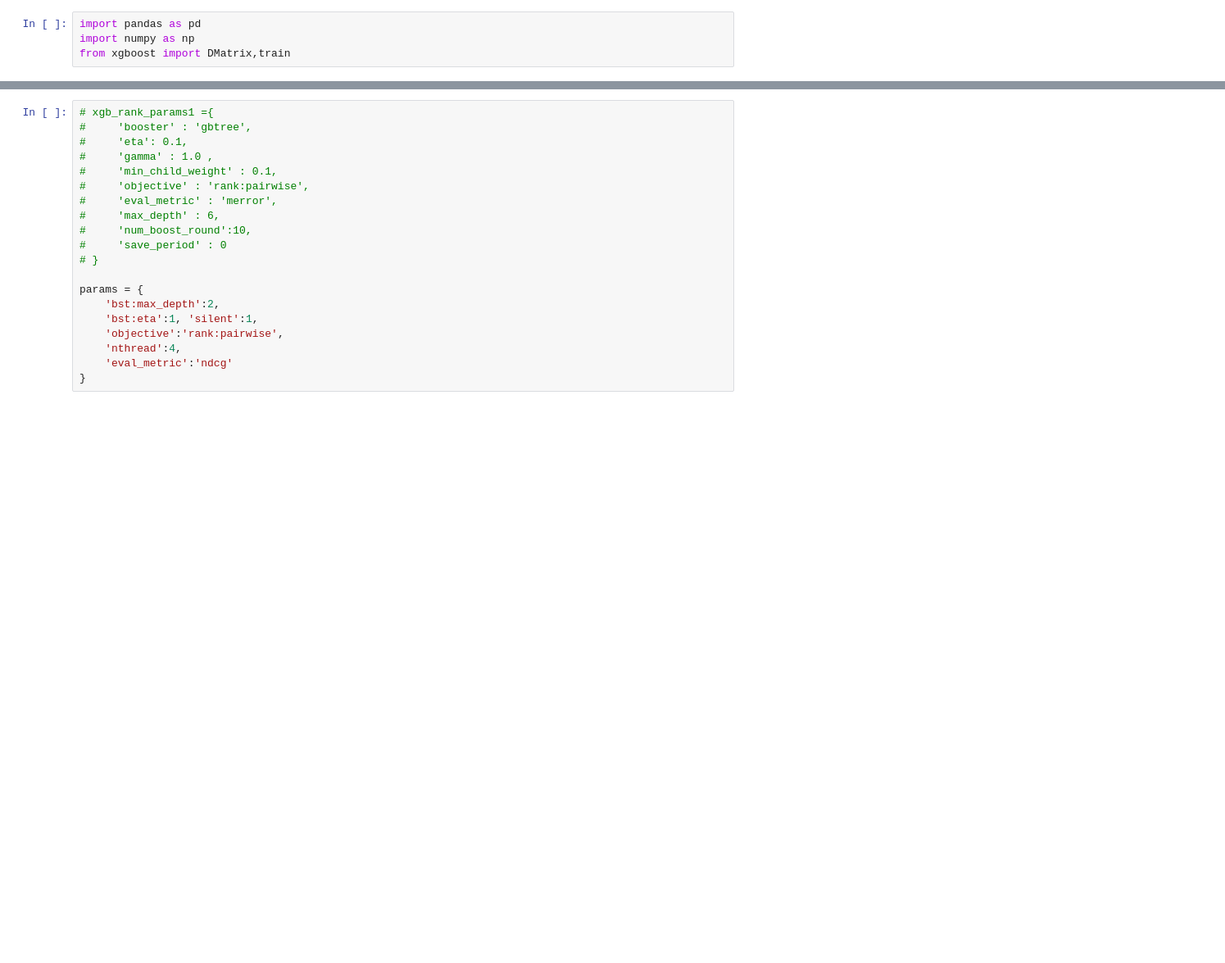
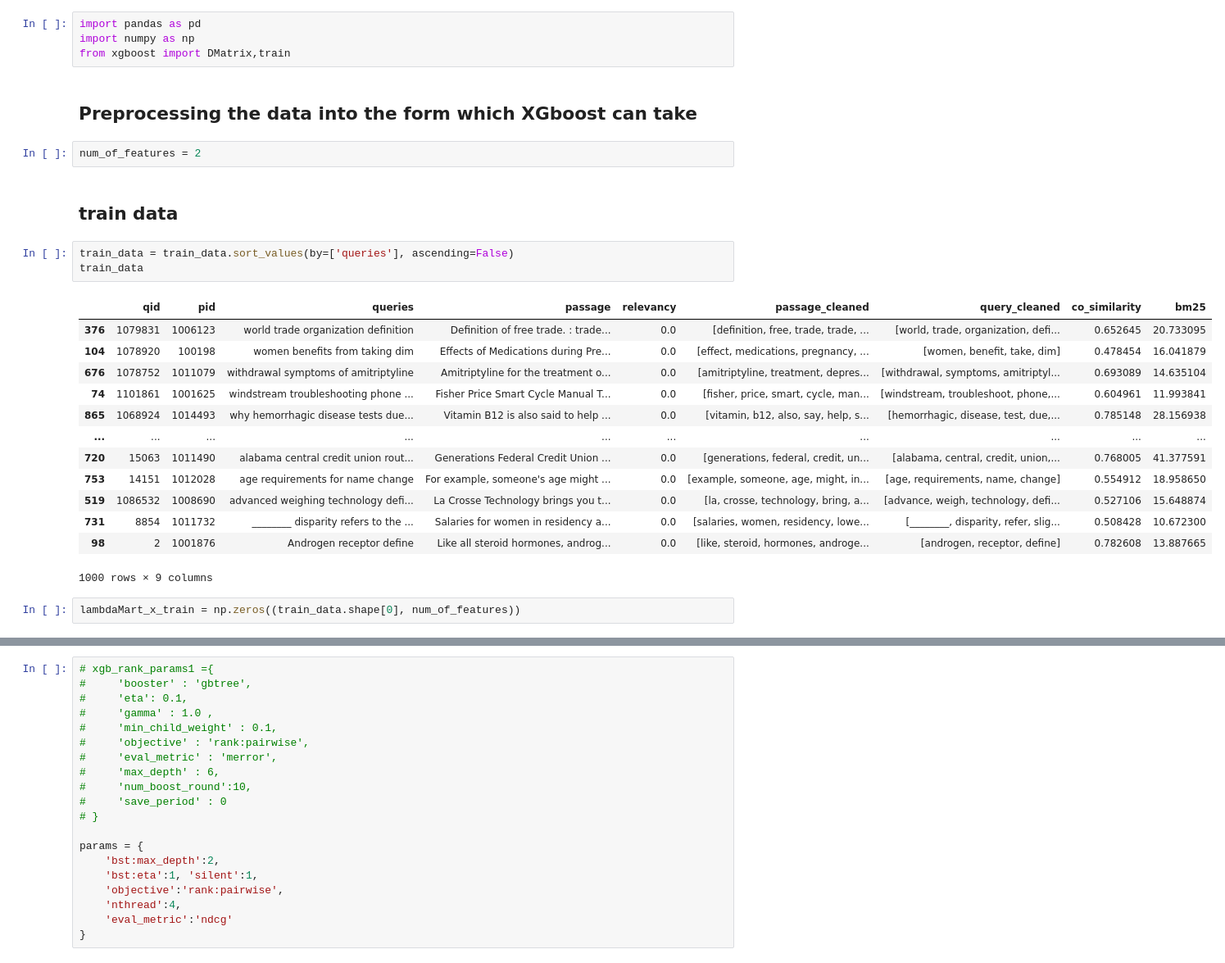
Before and after one commit to Minjae97/IR_CW2, a Jupyter notebook: Subtask1&2&3.ipynb, the cells around one changed output, grey strips where cells are left out. Shown at 82% size. Drawn from its saved outputs; the diff is of its cells as text; blank space fills up the shorter version.

```diff
--- a/Subtask1&2&3.ipynb
+++ b/Subtask1&2&3.ipynb
@@ -700,3 +889,28 @@ lr.bias
 import pandas as pd
 import numpy as np
 from xgboost import DMatrix,train
+# %% [markdown]
+## Preprocessing the data into the form which XGboost can take
+# %%
+num_of_features = 2
+# %% [markdown]
+## train data
+# %%
+train_data = train_data.sort_values(by=['queries'], ascending=False)
+train_data
+# %% [output]
+|  | qid | pid | queries | passage | relevancy | passage_cleaned | query_cleaned | co_similarity | bm25 |
+| 376 | 1079831 | 1006123 | world trade organization definition | Definition of free trade. : trade... | 0.0 | [definition, free, trade, trade, ... | [world, trade, organization, defi... | 0.652645 | 20.733095 |
+| 104 | 1078920 | 100198 | women benefits from taking dim | Effects of Medications during Pre... | 0.0 | [effect, medications, pregnancy, ... | [women, benefit, take, dim] | 0.478454 | 16.041879 |
+| 676 | 1078752 | 1011079 | withdrawal symptoms of amitriptyline | Amitriptyline for the treatment o... | 0.0 | [amitriptyline, treatment, depres... | [withdrawal, symptoms, amitriptyl... | 0.693089 | 14.635104 |
+| 74 | 1101861 | 1001625 | windstream troubleshooting phone ... | Fisher Price Smart Cycle Manual T... | 0.0 | [fisher, price, smart, cycle, man... | [windstream, troubleshoot, phone,... | 0.604961 | 11.993841 |
+| 865 | 1068924 | 1014493 | why hemorrhagic disease tests due... | Vitamin B12 is also said to help ... | 0.0 | [vitamin, b12, also, say, help, s... | [hemorrhagic, disease, test, due,... | 0.785148 | 28.156938 |
+| ... | ... | ... | ... | ... | ... | ... | ... | ... | ... |
+| 720 | 15063 | 1011490 | alabama central credit union rout... | Generations Federal Credit Union ... | 0.0 | [generations, federal, credit, un... | [alabama, central, credit, union,... | 0.768005 | 41.377591 |
+| 753 | 14151 | 1012028 | age requirements for name change | For example, someone's age might ... | 0.0 | [example, someone, age, might, in... | [age, requirements, name, change] | 0.554912 | 18.958650 |
+| 519 | 1086532 | 1008690 | advanced weighing technology defi... | La Crosse Technology brings you t... | 0.0 | [la, crosse, technology, bring, a... | [advance, weigh, technology, defi... | 0.527106 | 15.648874 |
+| 731 | 8854 | 1011732 | ________ disparity refers to the ... | Salaries for women in residency a... | 0.0 | [salaries, women, residency, lowe... | [________, disparity, refer, slig... | 0.508428 | 10.672300 |
+| 98 | 2 | 1001876 | Androgen receptor define | Like all steroid hormones, androg... | 0.0 | [like, steroid, hormones, androge... | [androgen, receptor, define] | 0.782608 | 13.887665 |
+1000 rows × 9 columns
+# %%
+lambdaMart_x_train = np.zeros((train_data.shape[0], num_of_features))
```
Also changed, not shown: parts of 100 cells of this notebook, 2 other files.
